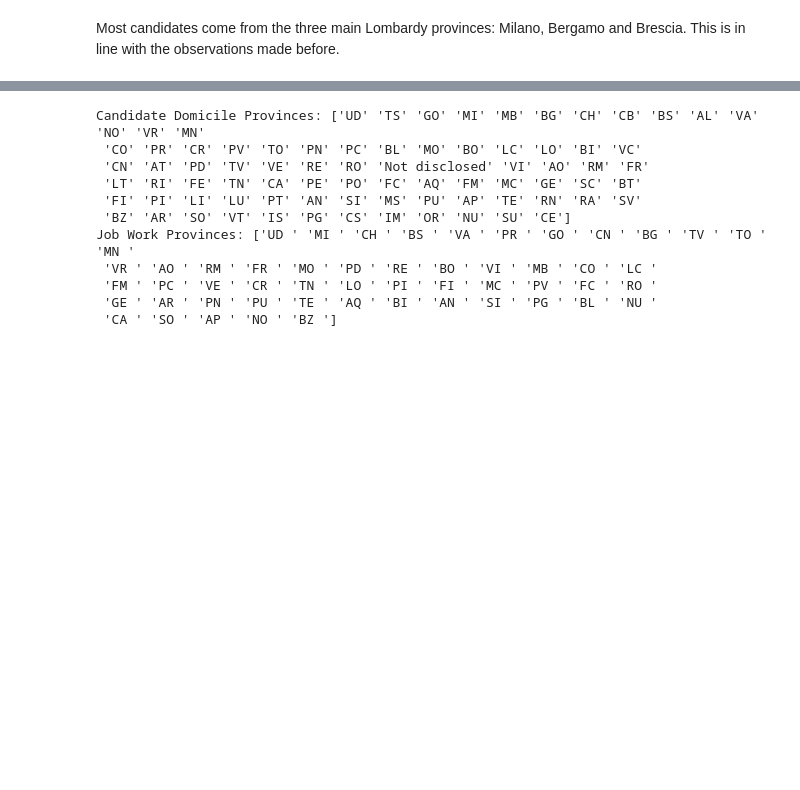
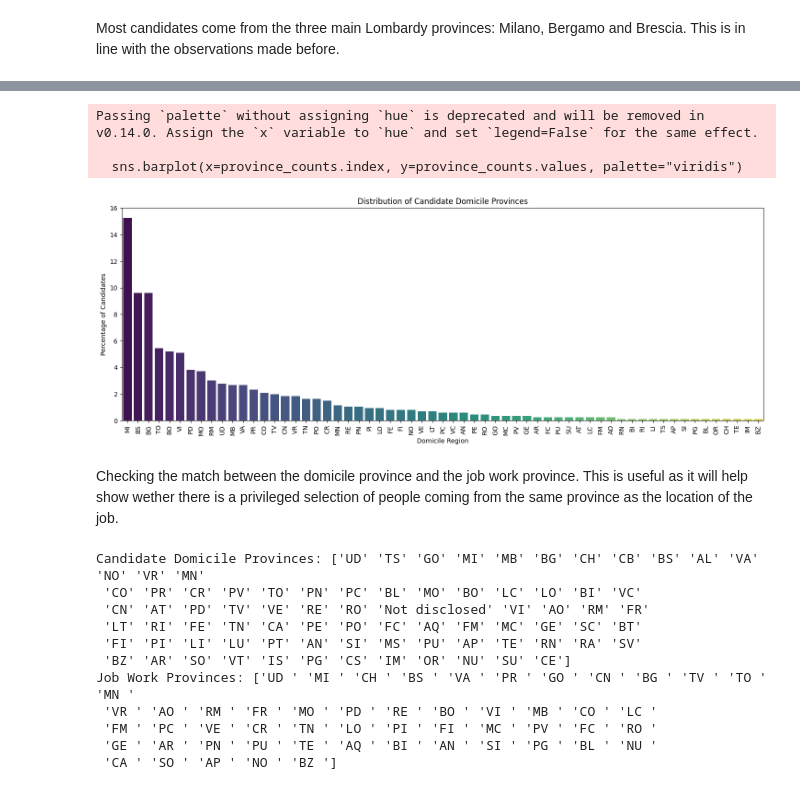
Before and after one commit to adiiulio/AiInIndustry_2025, a Jupyter notebook: fariness.ipynb, the cells around one changed output, grey strips where cells are left out. Drawn from its saved outputs; the diff is of its cells as text; code cells hidden in the pictures; blank space fills up the shorter version.

```diff
--- a/fariness.ipynb
+++ b/fariness.ipynb
@@ -678,0 +648,6 @@ Most candidates come from the three main Lombardy provinces: Milano, Bergamo and
+# %%
+# Count occurrences of each region in percentage
+province_counts = dm_top_applicants['cand_domicile_province'].value_counts(normalize=True) * 100
+
+# Print percentage distribution
+print("Percentage distribution of domicile provinces:\n", province_counts)
@@ -679,3 +669,24 @@ Most candidates come from the three main Lombardy provinces: Milano, Bergamo and
+# %%
+import matplotlib.pyplot as plt
+import seaborn as sns
+
+# Plot the frequency of each domicile region
+plt.figure(figsize=(18, 6))
+sns.barplot(x=province_counts.index, y=province_counts.values, palette="viridis")
+
+# Customize the plot
+plt.xlabel("Domicile Region")
+plt.ylabel("Percentage of Candidates")
+plt.title("Distribution of Candidate Domicile Provinces")
+plt.xticks(rotation=90)  # Rotate for better readability
+plt.show()
+# %% [output]
+Passing `palette` without assigning `hue` is deprecated and will be removed in v0.14.0. Assign the `x` variable to `hue` and set `legend=False` for the same effect.
+
+  sns.barplot(x=province_counts.index, y=province_counts.values, palette="viridis")
+[figure, added]
+# %% [markdown]
+Checking the match between the domicile province and the job work province. This is useful as it will help show wether there is a privileged selection of people coming from the same province as the location of the job.
 # %%
 # List unique values in both columns to spot inconsistencies
 print("Candidate Domicile Provinces:", dm_df['cand_domicile_province'].unique())
```
Also changed, not shown: parts of 56 cells of this notebook.
